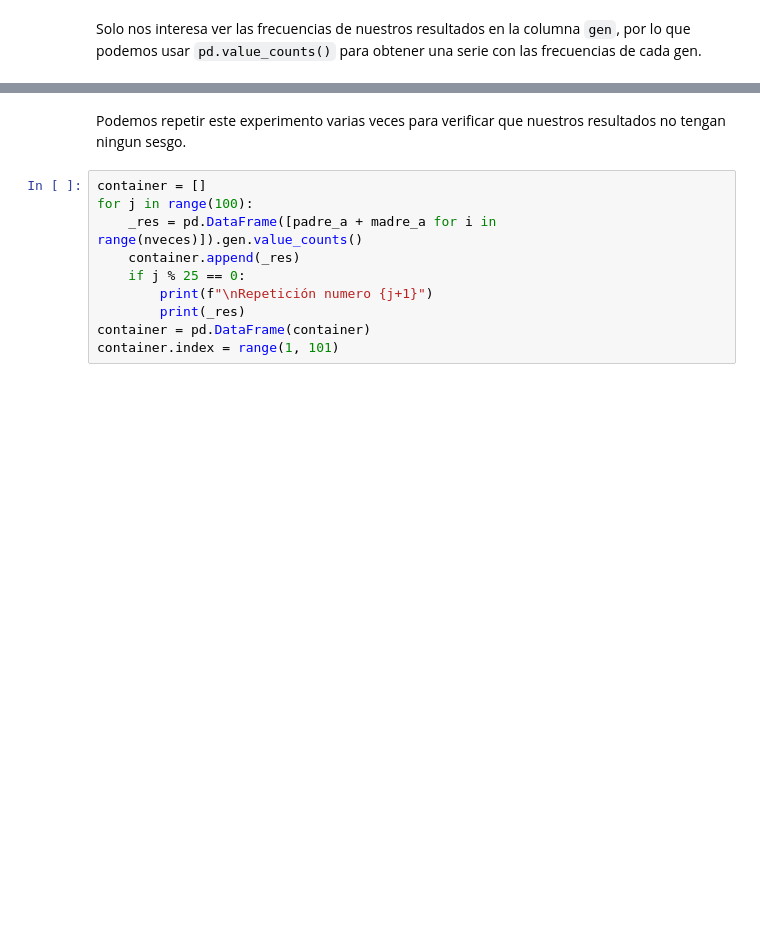
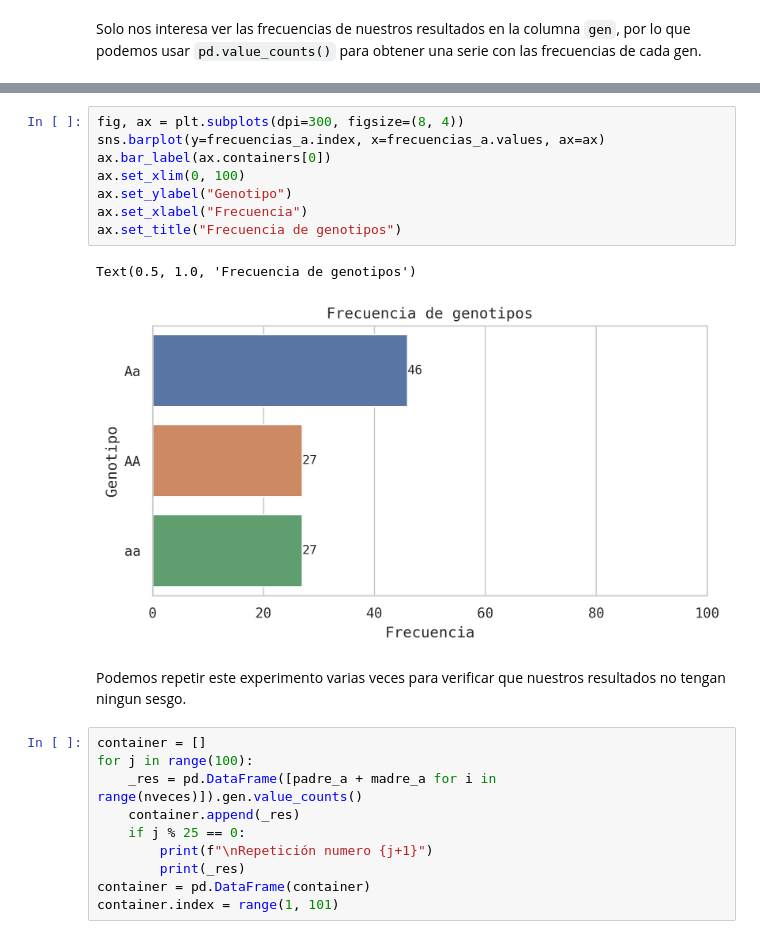
Before and after one commit to DangoMelon/biolab-fisi, a Jupyter notebook: biolab08.ipynb, the cells around one changed output, grey strips where cells are left out. Cells and saved outputs as stored; diff of their text form; blank space fills up the shorter version.

```diff
--- a/biolab08.ipynb
+++ b/biolab08.ipynb
@@ -109,4 +113,15 @@ aa    19
 Name: gen, dtype: int64
+# %%
+fig, ax = plt.subplots(dpi=300, figsize=(8, 4))
+sns.barplot(y=frecuencias_a.index, x=frecuencias_a.values, ax=ax)
+ax.bar_label(ax.containers[0])
+ax.set_xlim(0, 100)
+ax.set_ylabel("Genotipo")
+ax.set_xlabel("Frecuencia")
+ax.set_title("Frecuencia de genotipos")
+# %% [output]
+Text(0.5, 1.0, 'Frecuencia de genotipos')
+[figure, added]
 # %% [markdown]
 Podemos repetir este experimento varias veces para verificar que nuestros resultados no tengan ningun sesgo.
 # %%
```
Also changed, not shown: parts of 24 cells of this notebook.
